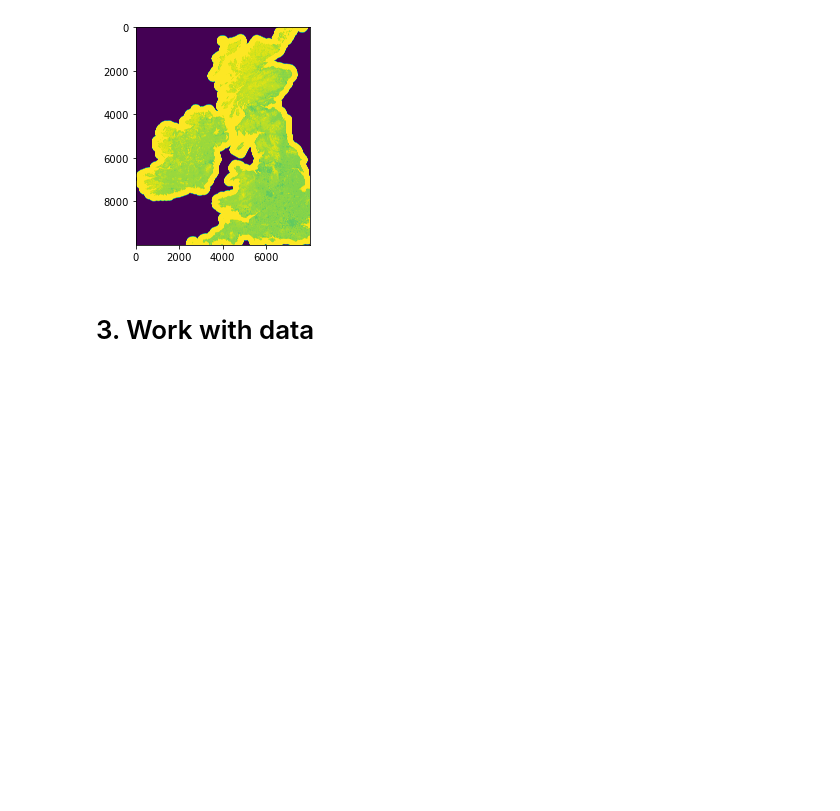
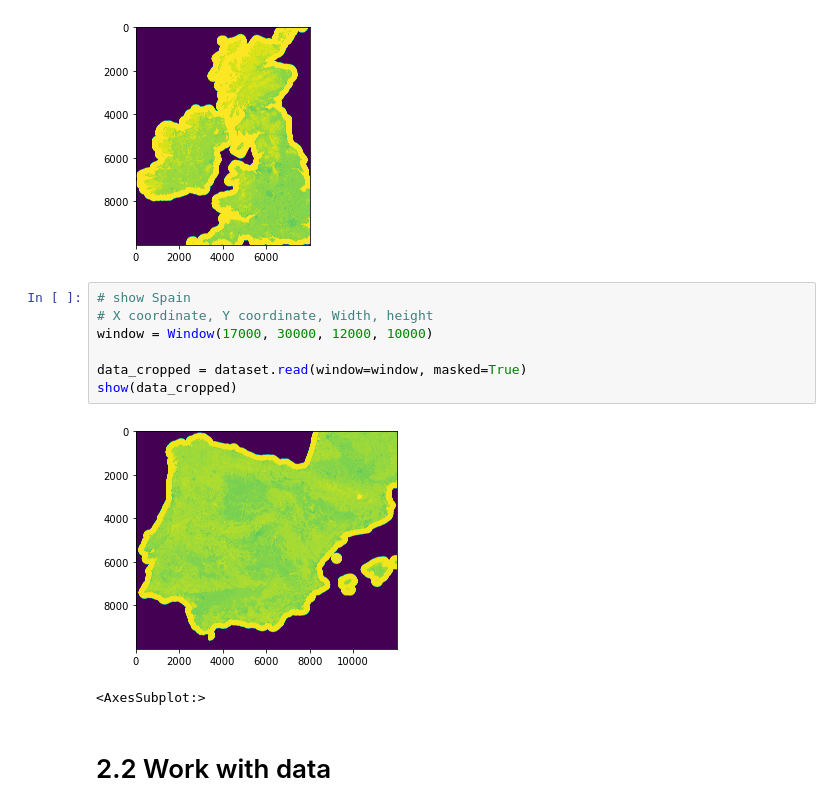
Before and after one commit to KatrinPoepp/eumetsat-competition, a Jupyter notebook: raster100m.ipynb, the cells around one changed output. Drawn from its saved outputs; the diff is of its cells as text; blank space fills up the shorter version.

```diff
--- a/raster100m.ipynb
+++ b/raster100m.ipynb
@@ -115,5 +133,15 @@ plt.imshow(data_cropped.squeeze())
 plt.show()
 # %% [output]
 [figure]
+# %%
+# show Spain
+# X coordinate, Y coordinate, Width, height
+window = Window(17000, 30000, 12000, 10000)
+
+data_cropped = dataset.read(window=window, masked=True)
+show(data_cropped)
+# %% [output]
+[figure, added]
+<AxesSubplot:>
 # %% [markdown]
-# 3. Work with data
+# 2.2 Work with data
```
Also changed, not shown: parts of 14 cells of this notebook, 10 other files.
